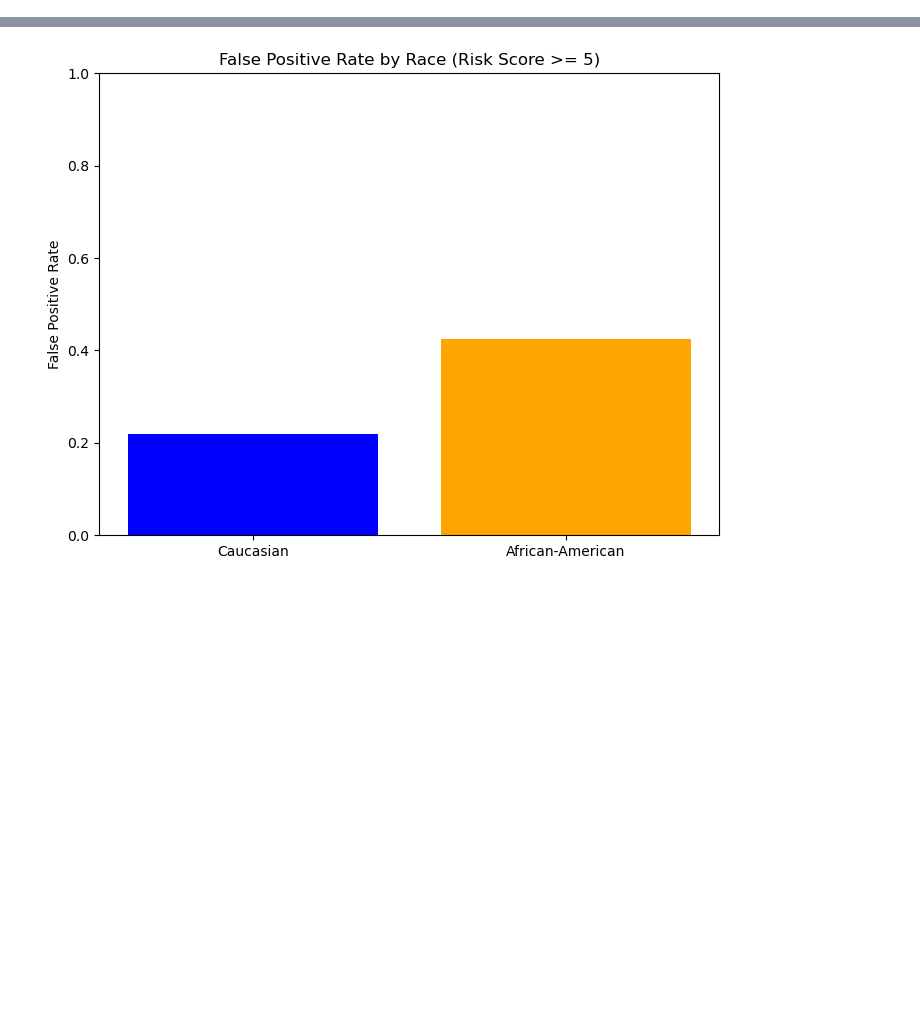
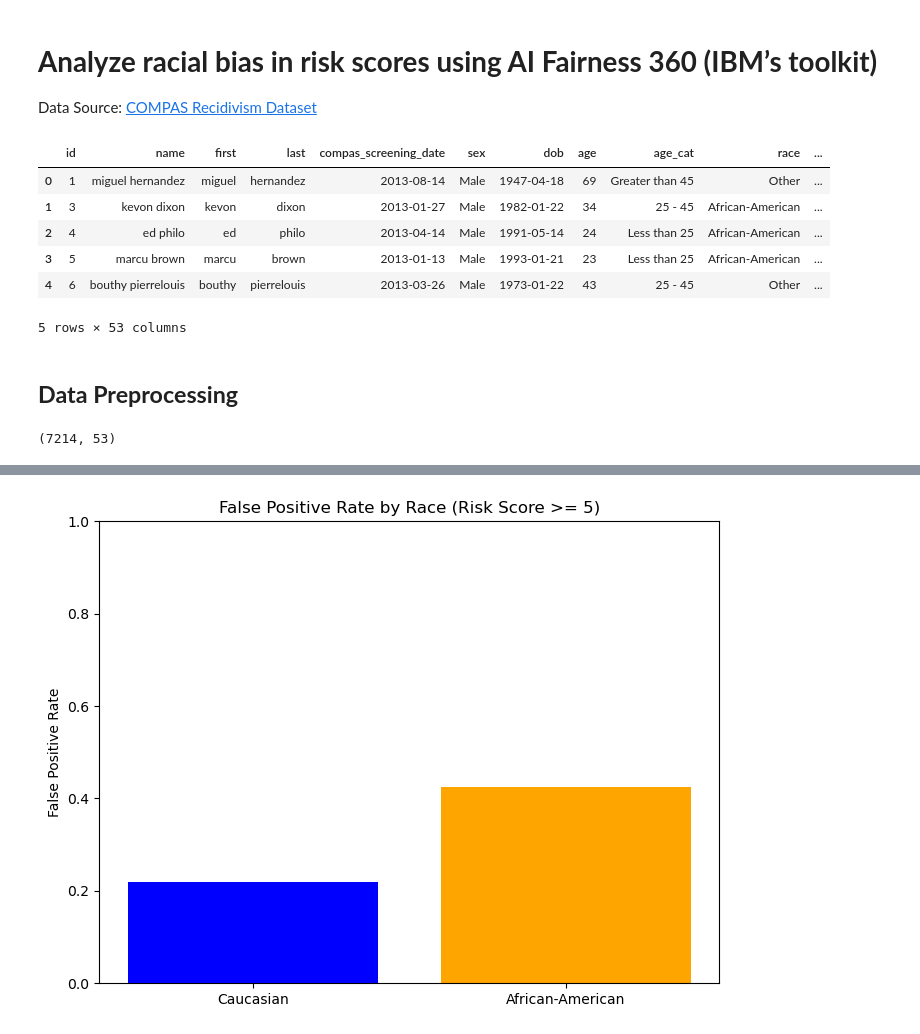
Before and after one commit to chemutai254/AI_FOR_SE, a Jupyter notebook: AI_Ethics/AI_Ethics.ipynb, the cells around one changed output, grey strips where cells are left out. Cells and saved outputs as stored; diff of their text form; code cells hidden in the pictures; blank space fills up the shorter version.

Commit message:
AI Fairness 360 (IBM’s toolkit) to analyze racial bias in risk scores

```diff
--- a/AI_Ethics/AI_Ethics.ipynb
+++ b/AI_Ethics/AI_Ethics.ipynb
@@ -1,2 +1,6 @@
+# %% [markdown]
+# **Analyze racial bias in risk scores using AI Fairness 360 (IBM’s toolkit)**
+
+Data Source: [COMPAS Recidivism Dataset](https://www.propublica.org/datastore/dataset/compas-recidivism-risk-score-data-and-analysis)
 # %%
 # %pip install aif360
@@ -14,3 +15,18 @@ from aif360.metrics import ClassificationMetric
 # %%
 # Load COMPAS dataset manually
 df = pd.read_csv('compas-scores-two-years.csv')
+df.head()
+# %% [output]
+|  | id | name | first | last | compas_screening_date | sex | dob | age | age_cat | race | ... |
+| 0 | 1 | miguel hernandez | miguel | hernandez | 2013-08-14 | Male | 1947-04-18 | 69 | Greater than 45 | Other | ... |
+| 1 | 3 | kevon dixon | kevon | dixon | 2013-01-27 | Male | 1982-01-22 | 34 | 25 - 45 | African-American | ... |
+| 2 | 4 | ed philo | ed | philo | 2013-04-14 | Male | 1991-05-14 | 24 | Less than 25 | African-American | ... |
+| 3 | 5 | marcu brown | marcu | brown | 2013-01-13 | Male | 1993-01-21 | 23 | Less than 25 | African-American | ... |
+| 4 | 6 | bouthy pierrelouis | bouthy | pierrelouis | 2013-03-26 | Male | 1973-01-22 | 43 | 25 - 45 | Other | ... |
+5 rows × 53 columns
+# %% [markdown]
+## **Data Preprocessing**
+# %%
+df.shape
+# %% [output]
+(7214, 53)
```
Also changed, not shown: parts of 14 cells of this notebook.
